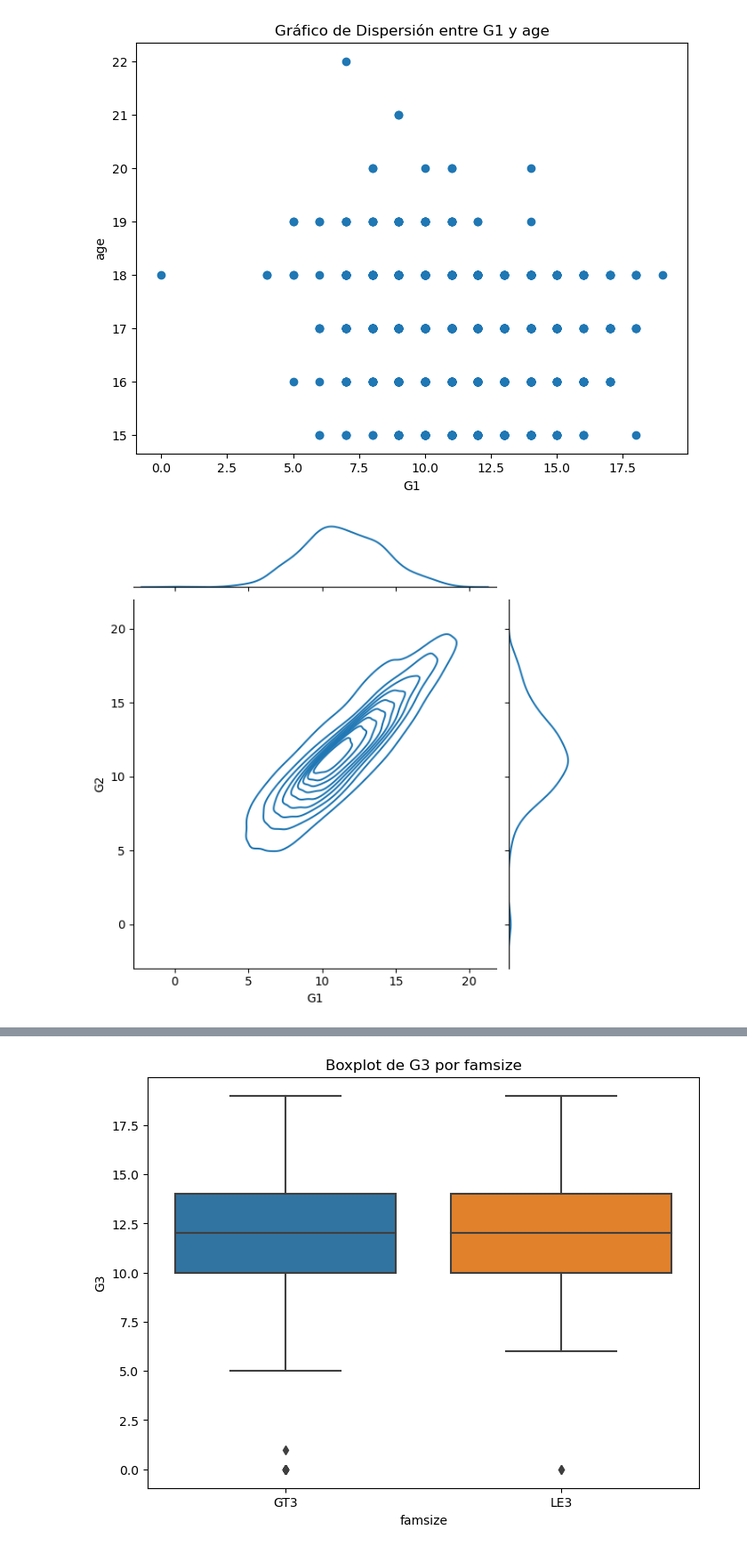
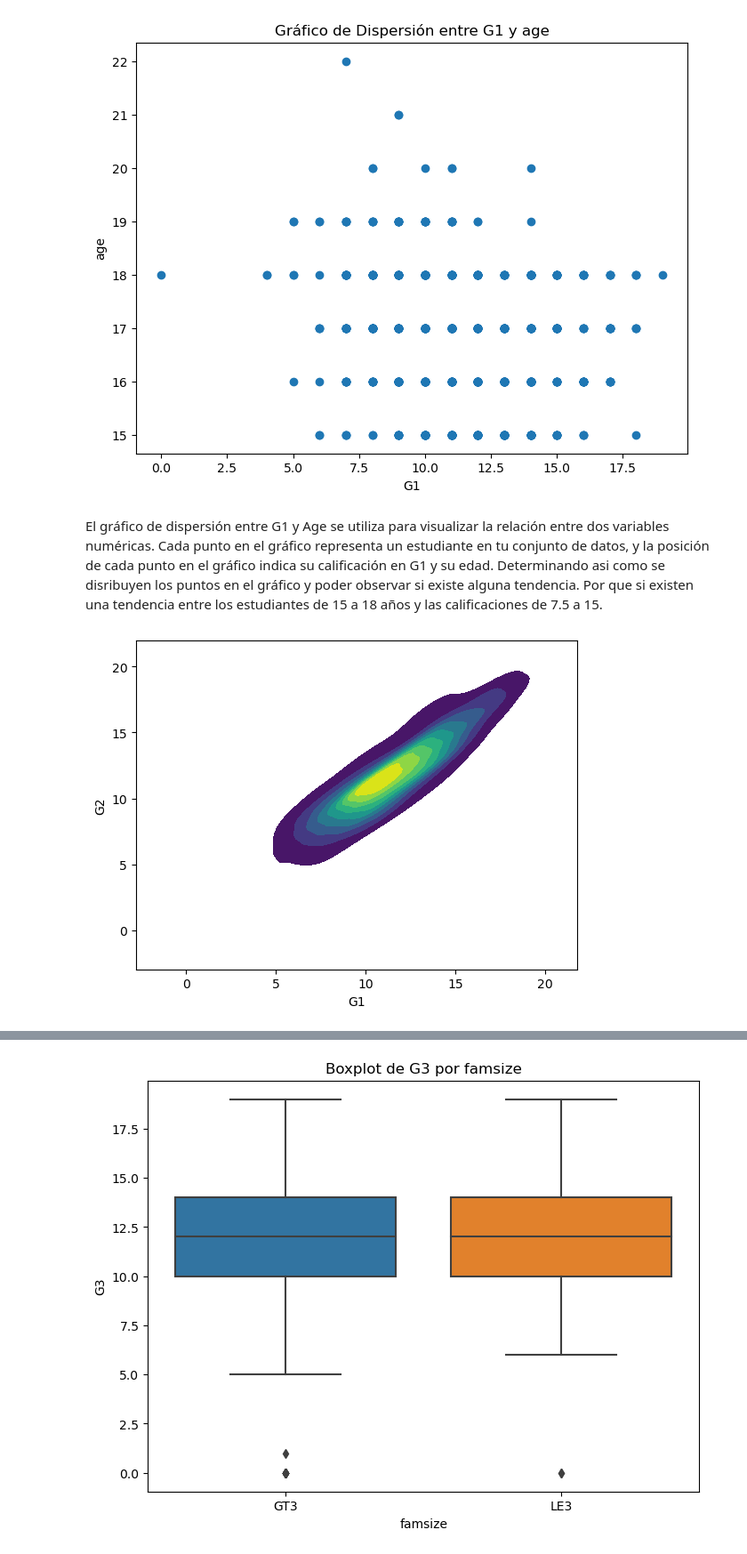
Before and after one commit to Ssebv/data-science-lab2, a Jupyter notebook: main.ipynb, the cells around one changed output, grey strips where cells are left out. Shown at 89% size. Cells and saved outputs as stored; diff of their text form; code cells hidden in the pictures.

Commit message:
V Final - Entrega

```diff
--- a/main.ipynb
+++ b/main.ipynb
@@ -481,16 +497,18 @@ plt.ylabel('age')
 plt.show()
 # %% [output]
 [figure]
+# %% [markdown]
+El gráfico de dispersión entre G1 y Age se utiliza para visualizar la relación entre dos variables numéricas. Cada punto en el gráfico representa un estudiante en tu conjunto de datos, y la posición de cada punto en el gráfico indica su calificación en G1 y su edad. Determinando asi como se disribuyen los puntos en el gráfico y poder observar si existe alguna tendencia. Por que si existen una tendencia entre los estudiantes de 15 a 18 años y las calificaciones de 7.5 a 15.
 # %%
 # 19. Gráfico de Contornos
 
 # Seleccionar las columnas 'G1' y 'G2' de tu DataFrame
-data = df[['G1', 'G2']]
+data = df[['G1', 'G2','age']]
 
 # Crear un gráfico de contornos
-sns.jointplot(x='G1', y='G2', data=data, kind='kde')
+sns.kdeplot(data = data, x='G1', y='G2', fill=True, cmap='viridis')
 
 # Mostrar el gráfico
 plt.show()
 # %% [output]
-[figure, old version]
+[figure, new version]
```
Also changed, not shown: parts of 11 cells of this notebook, 2 other files.
